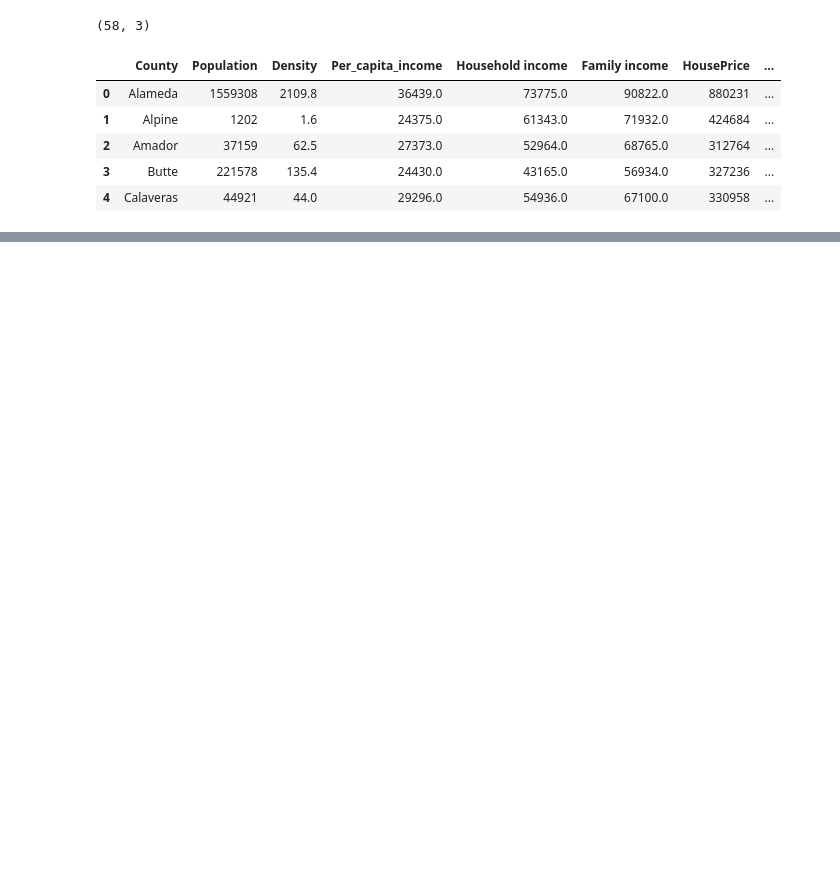
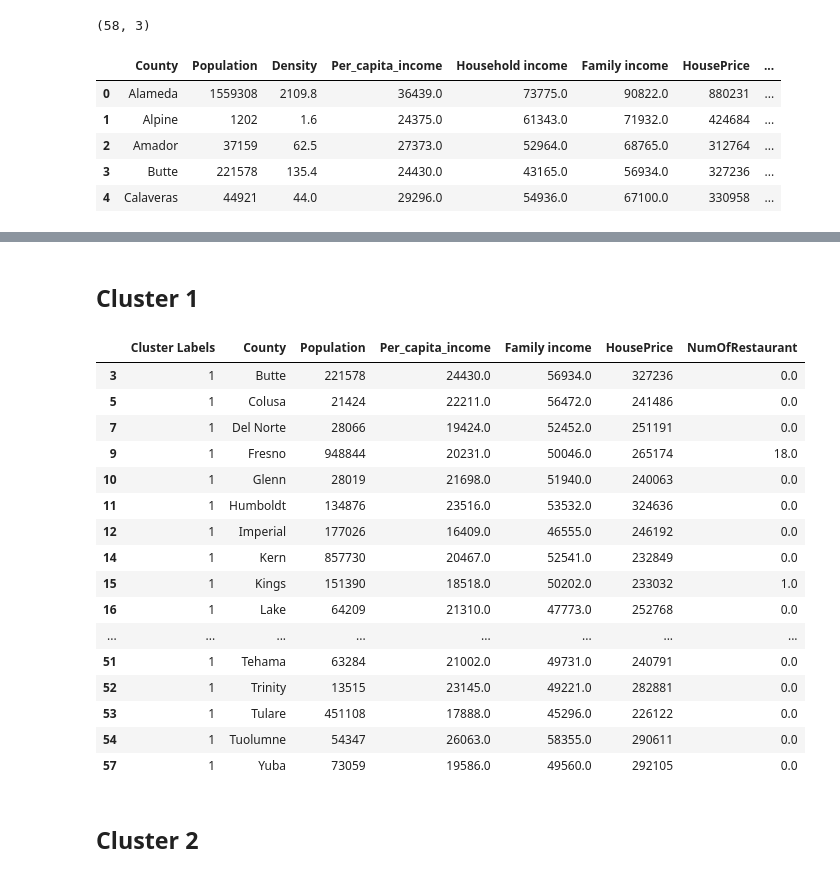
Before and after one commit to quocho65/Coursera_Capstone, a Jupyter notebook: Capstone_Project.ipynb, the cells around one changed output, grey strips where cells are left out. Saved outputs shown, nothing was run; the diff lists cells and outputs as text; code cells hidden in the pictures; blank space fills up the shorter version.

```diff
--- a/Capstone_Project.ipynb
+++ b/Capstone_Project.ipynb
@@ -266,0 +493,2 @@ map_ca
+# %%
+kclusters = 6
@@ -266,0 +502,2 @@ map_ca
+# %%
+df_final.insert(0, 'Cluster Labels', k_means.labels_)
@@ -266,0 +527,26 @@ map_ca
+# %% [markdown]
+## Cluster 1
+# %%
+df_cluster1 = df_final[df_final['Cluster Labels']==1]
+df_cluster1 = df_cluster1[['Cluster Labels','County','Population','Per_capita_income','Family income','HousePrice','NumOfRestaurant']]
+df_cluster1
+# %% [output]
+|  | Cluster Labels | County | Population | Per_capita_income | Family income | HousePrice | NumOfRestaurant |
+| 3 | 1 | Butte | 221578 | 24430.0 | 56934.0 | 327236 | 0.0 |
+| 5 | 1 | Colusa | 21424 | 22211.0 | 56472.0 | 241486 | 0.0 |
+| 7 | 1 | Del Norte | 28066 | 19424.0 | 52452.0 | 251191 | 0.0 |
+| 9 | 1 | Fresno | 948844 | 20231.0 | 50046.0 | 265174 | 18.0 |
+| 10 | 1 | Glenn | 28019 | 21698.0 | 51940.0 | 240063 | 0.0 |
+| 11 | 1 | Humboldt | 134876 | 23516.0 | 53532.0 | 324636 | 0.0 |
+| 12 | 1 | Imperial | 177026 | 16409.0 | 46555.0 | 246192 | 0.0 |
+| 14 | 1 | Kern | 857730 | 20467.0 | 52541.0 | 232849 | 0.0 |
+| 15 | 1 | Kings | 151390 | 18518.0 | 50202.0 | 233032 | 1.0 |
+| 16 | 1 | Lake | 64209 | 21310.0 | 47773.0 | 252768 | 0.0 |
+| ... | ... | ... | ... | ... | ... | ... | ... |
+| 51 | 1 | Tehama | 63284 | 21002.0 | 49731.0 | 240791 | 0.0 |
+| 52 | 1 | Trinity | 13515 | 23145.0 | 49221.0 | 282881 | 0.0 |
+| 53 | 1 | Tulare | 451108 | 17888.0 | 45296.0 | 226122 | 0.0 |
+| 54 | 1 | Tuolumne | 54347 | 26063.0 | 58355.0 | 290611 | 0.0 |
+| 57 | 1 | Yuba | 73059 | 19586.0 | 49560.0 | 292105 | 0.0 |
+# %% [markdown]
+## Cluster 2
```
Also changed, not shown: parts of 77 cells of this notebook, 1 other file.
